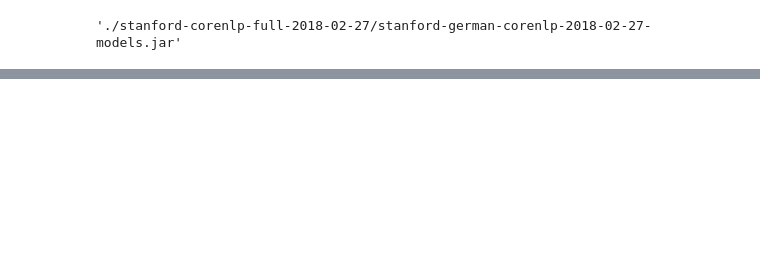
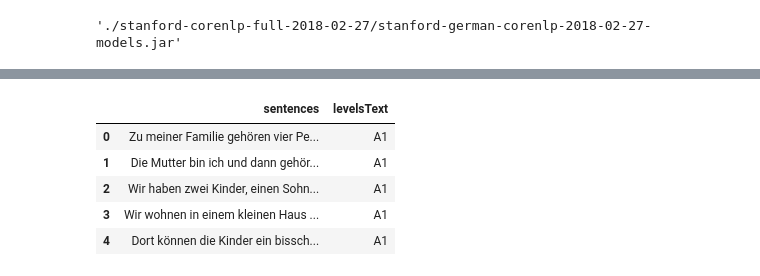
Before and after one commit to soerenetler/TextDifficultyAssessmentGerman, a Jupyter notebook: Preprocessing.ipynb, the cells around one changed output, grey strips where cells are left out. Drawn from its saved outputs; the diff is of its cells as text; code cells hidden in the pictures; blank space fills up the shorter version.

Commit message:
add sentence df

```diff
--- a/Preprocessing.ipynb
+++ b/Preprocessing.ipynb
@@ -155,0 +180,20 @@ df.to_csv(filename)
+# %%
+###Create Sentence Dataset###
+levelsText = []
+sentences = []
+for text, level in tqdm(zip(df["cleanedText"], df["Level"])):
+    for sentence in sent_tokenize(text):
+        levelsText.append(level)
+        sentences.append(sentence)
+
+sentence_df= pd.DataFrame()
+sentence_df["sentences"] = sentences
+sentence_df["levelsText"] = levelsText
+sentence_df.head()
+# %% [output]
+|  | sentences | levelsText |
+| 0 | Zu meiner Familie gehören vier Pe... | A1 |
+| 1 | Die Mutter bin ich und dann gehör... | A1 |
+| 2 | Wir haben zwei Kinder, einen Sohn... | A1 |
+| 3 | Wir wohnen in einem kleinen Haus ... | A1 |
+| 4 | Dort können die Kinder ein bissch... | A1 |
```
Also changed, not shown: parts of 5 cells of this notebook, 2 other files.
